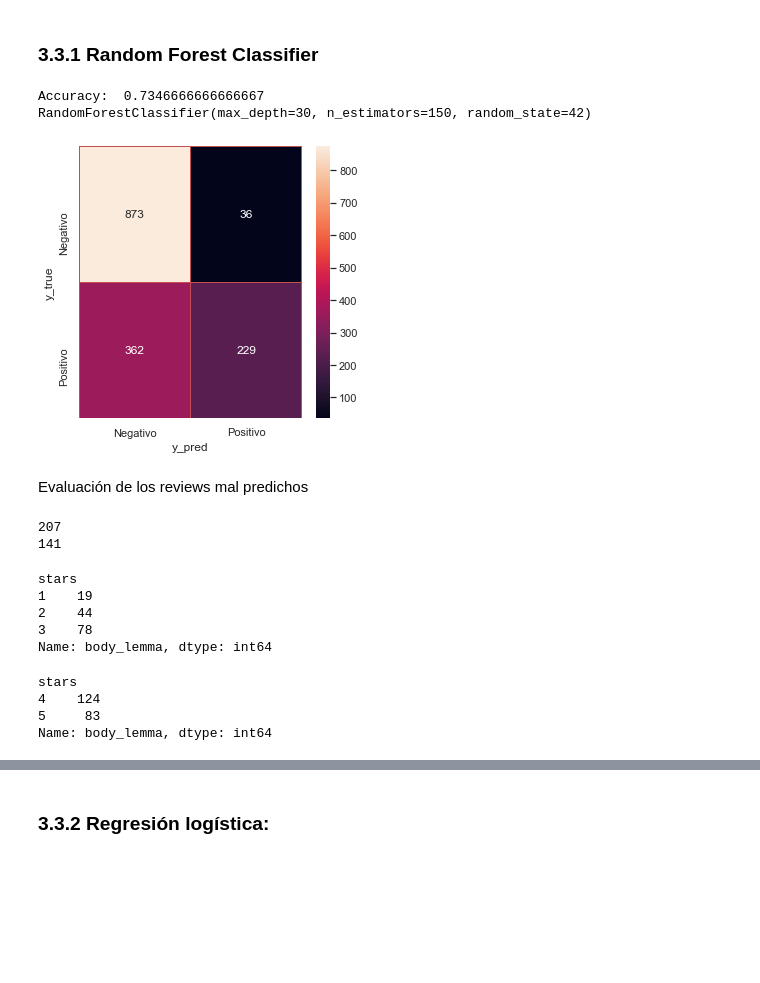
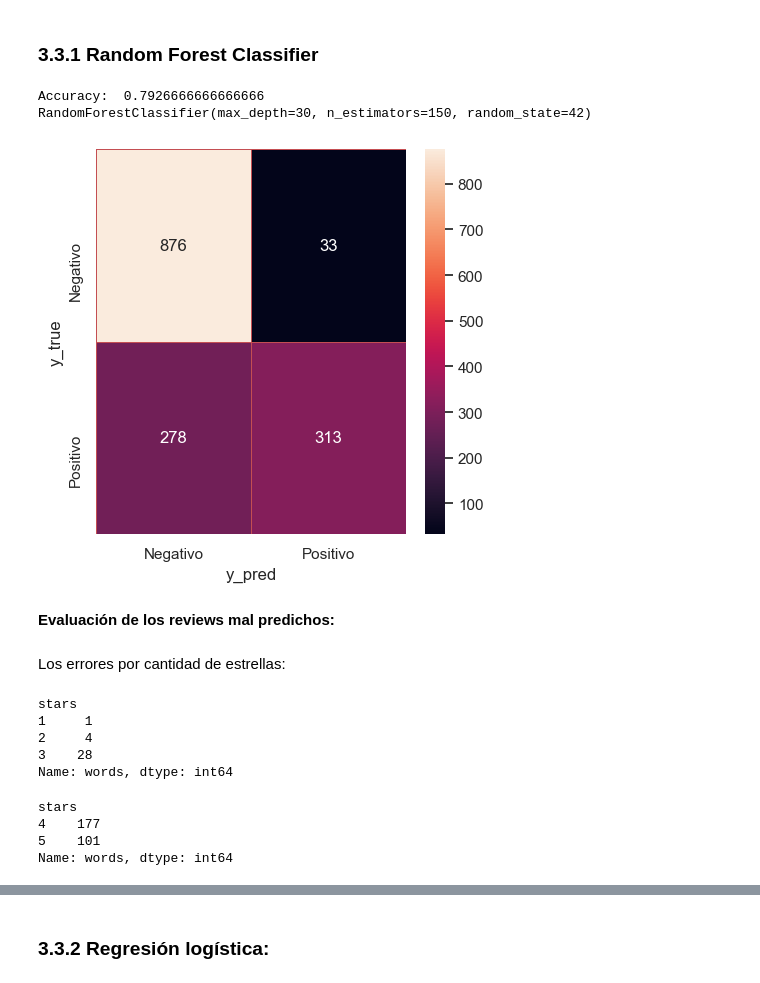
Before and after one commit to valeriaortizl/amazon_ratings_prediction, a Jupyter notebook: DS_Proyecto_03_NLP_v2.ipynb, the cells around one changed output, grey strips where cells are left out. Drawn from its saved outputs; the diff is of its cells as text; code cells hidden in the pictures; blank space fills up the shorter version.

Commit message:
Correcciones y mejoras del accuracy del Benchmark

```diff
--- a/DS_Proyecto_03_NLP_v2.ipynb
+++ b/DS_Proyecto_03_NLP_v2.ipynb
@@ -462,2 +426,0 @@ Verificamos que se eliminan las palabras más comunes que no aportaban informaci
-# %%
-dev_token['body_lemma'] = dev_token.body_lemma + dev_token.title_lemma
@@ -466,0 +427,3 @@ dev_token['body_lemma'] = dev_token.body_lemma + dev_token.title_lemma
+# %%
+dev_token['words'] = dev_token['title_lemma_rm'] + dev_token['body_lemma_rm']
+dev_token.head()
@@ -473,9 +445,8 @@ Con el dataset tokenizado, utilizaremos el cuerpo de los reviews y realizaremos
 
 Transformamos el dataset asi:
 # %%
-#Ahora si, insumos para la prediccion
 #dev_token = pd.read_csv('dataset_dev_token.csv')
-data = dev_token[['body_lemma','stars','binario']]
-data['body_lemma_joint'] = data.body_lemma.apply(lambda x: ' '.join(x))
+data = dev_token[['words','stars','binario']]
+data['words_joint'] = data.words.apply(lambda x: ' '.join(x))
 data.head()
 # %% [output]
@@ -488,7 +459,7 @@ data.head()
 # %%
 from sklearn.feature_extraction.text import CountVectorizer
 vectorizador=CountVectorizer(lowercase = False)
-data_vec = vectorizador.fit_transform(data.body_lemma_joint)
+data_vec = vectorizador.fit_transform(data.words_joint)
 
 # Tomamos las palabras
 all_words = vectorizador.get_feature_names()
@@ -535,53 +506,51 @@ Iniciaremos estableciendo como Benchmark el modelo que mejor clasifique los revi
 # %%
 from sklearn.ensemble import RandomForestClassifier
 from sklearn.metrics import confusion_matrix
 from sklearn.model_selection import GridSearchCV
-
-params = {'n_estimators': [10,20,50,70,100,150],
-		  'max_depth': [2,5,7,10,25,20,30]}
+#params = {'n_estimators': [50,100,150],
+#		  'max_depth': [10,15,30]}
+params = {'n_estimators': [150],
+		  'max_depth': [30]}
 rf = RandomForestClassifier(random_state=42)
 rfo = GridSearchCV(rf, params)
 rfo.fit(X_train,y_train)
 
 print("Accuracy: ",rfo.best_estimator_.score(X_test,y_test))
 print(rfo.best_estimator_)
 best_rf = rfo.best_estimator_
 
 y_pred = rfo.best_estimator_.predict(X_test)
 confusion(y_test,y_pred)
 # %% [output]
-Accuracy:  0.7346666666666667
+Accuracy:  0.7926666666666666
 RandomForestClassifier(max_depth=30, n_estimators=150, random_state=42)
-[figure, old version]
+[figure, new version]
 # %% [markdown]
-Evaluación de los reviews mal predichos
+**Evaluación de los reviews mal predichos:**
 # %%
-Errores_pos_rf = []
-Errores_neg_rf = []
+errores_pos_rf = []
+errores_neg_rf = []
 for i in range(1500):
     #print(y_test.iloc[i], y_pred[i])
     if y_test.iloc[i] != y_pred[i]:
         if y_test.iloc[i] == 0:
-            Errores_neg_rf.append(y_test.index[i])
+            errores_neg_rf.append(y_test.index[i])
         else:
-            Errores_pos_rf.append(y_test.index[i])
-print(len(Errores_pos_rf))
-print(len(Errores_neg_rf))
+            errores_pos_rf.append(y_test.index[i])
-# %% [output]
-207
-141
+# %% [markdown]
+Los errores por cantidad de estrellas:
 # %%
-print(data.loc[Errores_neg_rf].groupby('stars').body_lemma.count())
+print(data.loc[errores_neg_rf].groupby('stars').words.count())
 # %% [output]
 stars
-1    19
-2    44
-3    78
-Name: body_lemma, dtype: int64
+1     1
+2     4
+3    28
+Name: words, dtype: int64
 # %%
-print(data.loc[Errores_pos_rf].groupby('stars').body_lemma.count())
+print(data.loc[errores_pos_rf].groupby('stars').words.count())
 # %% [output]
 stars
-4    124
-5     83
-Name: body_lemma, dtype: int64
+4    177
+5    101
+Name: words, dtype: int64
```
Also changed, not shown: parts of 39 cells of this notebook.
